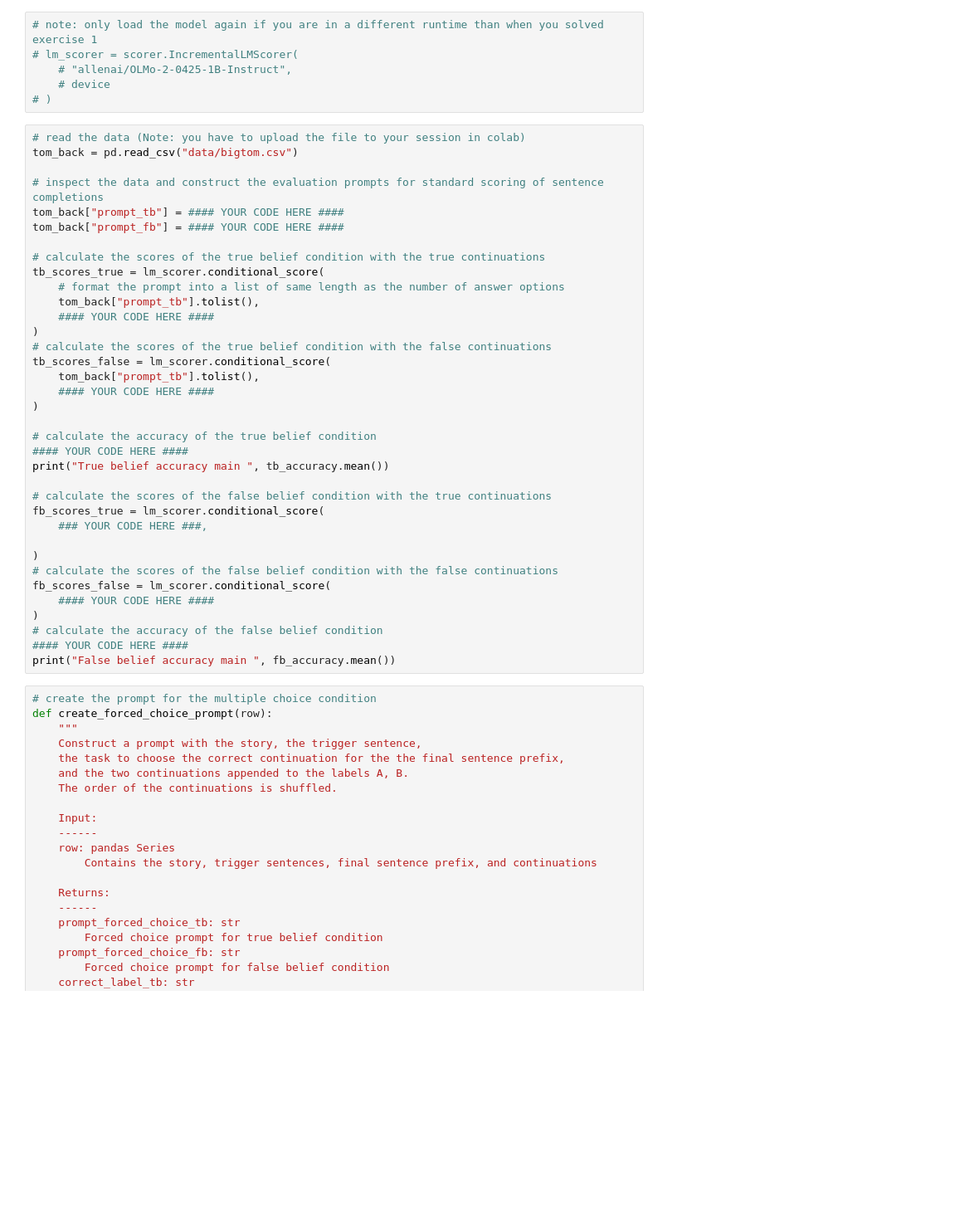
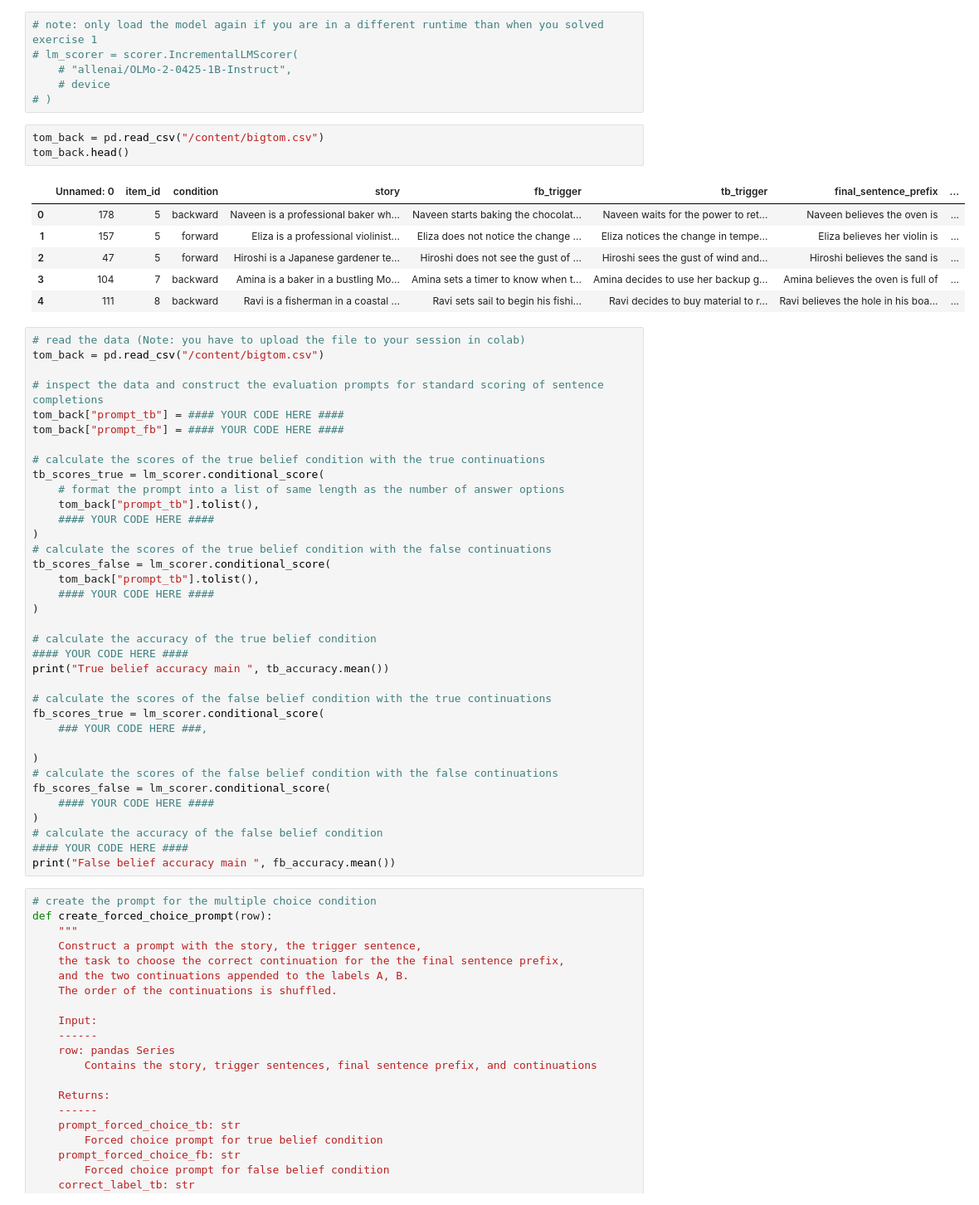
Before and after one commit to Bhardwaj-Sarthak/Personal-Projects, a Jupyter notebook: understanding-llms/homework/04_evaluation.ipynb, the cells around one changed output. Shown at 83% size. Saved outputs shown, nothing was run; the diff lists cells and outputs as text; blank space fills up the shorter version.

```diff
--- a/understanding-llms/homework/04_evaluation.ipynb
+++ b/understanding-llms/homework/04_evaluation.ipynb
@@ -375,9 +375,19 @@ Please download the relevant data [here](https://github.com/CogSciPrag/Understan
     # "allenai/OLMo-2-0425-1B-Instruct",
     # device
 # )
+# %%
+tom_back = pd.read_csv("/content/bigtom.csv")
+tom_back.head()
+# %% [output]
+|  | Unnamed: 0 | item_id | condition | story | fb_trigger | tb_trigger | final_sentence_prefix | ... |
+| 0 | 178 | 5 | backward | Naveen is a professional baker wh... | Naveen starts baking the chocolat... | Naveen waits for the power to ret... | Naveen believes the oven is | ... |
+| 1 | 157 | 5 | forward | Eliza is a professional violinist... | Eliza does not notice the change ... | Eliza notices the change in tempe... | Eliza believes her violin is | ... |
+| 2 | 47 | 5 | forward | Hiroshi is a Japanese gardener te... | Hiroshi does not see the gust of ... | Hiroshi sees the gust of wind and... | Hiroshi believes the sand is | ... |
+| 3 | 104 | 7 | backward | Amina is a baker in a bustling Mo... | Amina sets a timer to know when t... | Amina decides to use her backup g... | Amina believes the oven is full of | ... |
+| 4 | 111 | 8 | backward | Ravi is a fisherman in a coastal ... | Ravi sets sail to begin his fishi... | Ravi decides to buy material to r... | Ravi believes the hole in his boa... | ... |
 # %%
 # read the data (Note: you have to upload the file to your session in colab)
-tom_back = pd.read_csv("data/bigtom.csv")
+tom_back = pd.read_csv("/content/bigtom.csv")
 
 # inspect the data and construct the evaluation prompts for standard scoring of sentence completions
 tom_back["prompt_tb"] = #### YOUR CODE HERE ####
```
Also changed, not shown: parts of 1 cell of this notebook.
